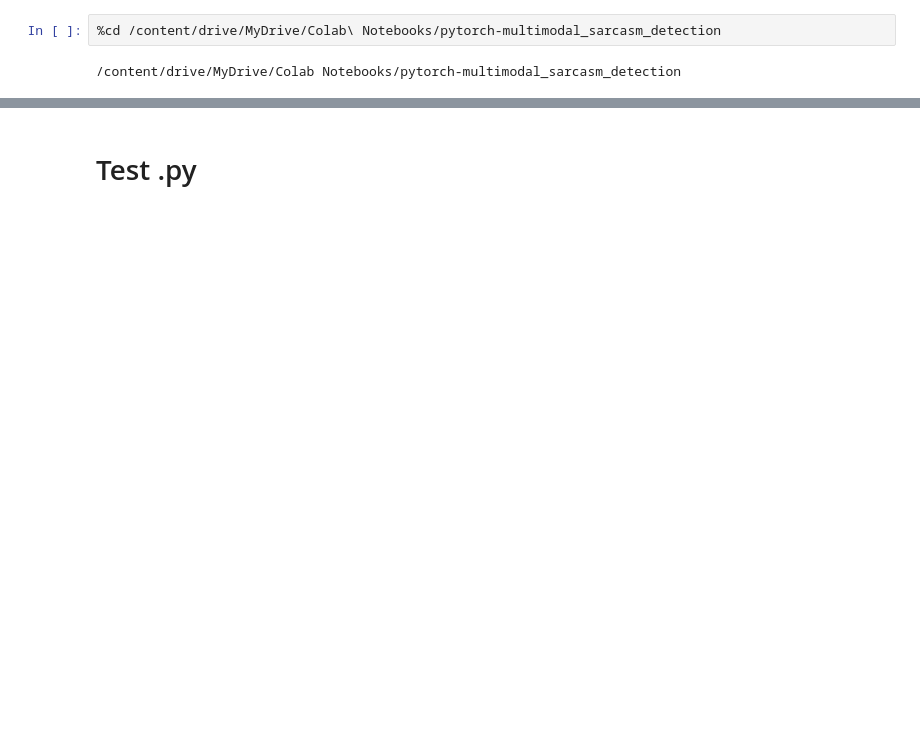
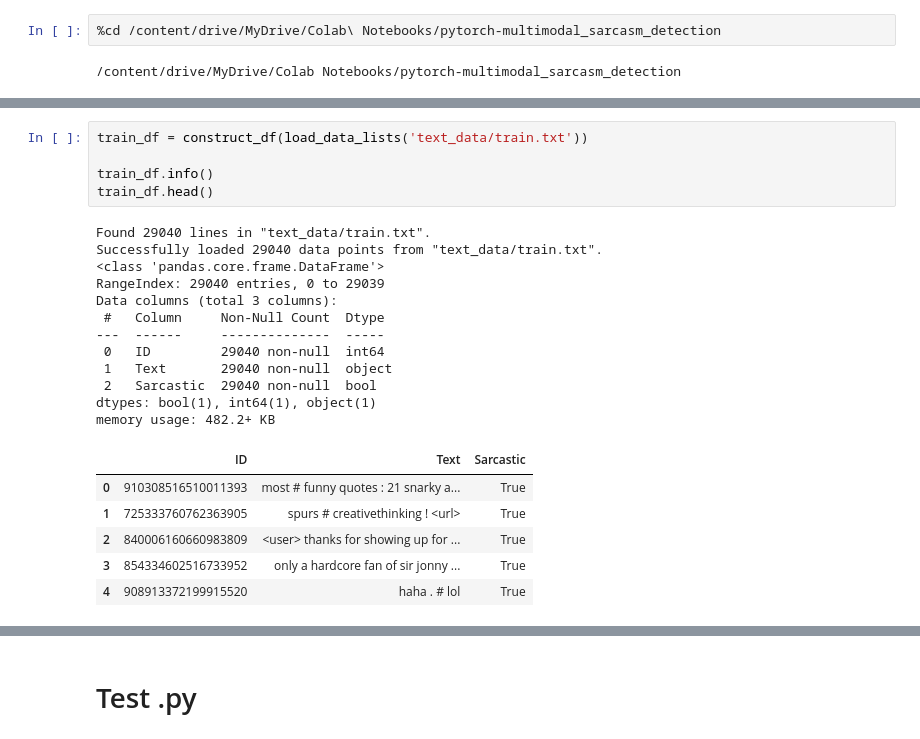
Before and after one commit to feiLinX/Sarcasm-Detection, a Jupyter notebook: run.ipynb, the cells around one changed output, grey strips where cells are left out. Drawn from its saved outputs; the diff is of its cells as text; blank space fills up the shorter version.

```diff
--- a/run.ipynb
+++ b/run.ipynb
@@ -8,0 +84,24 @@ from google.colab import drive
+# %%
+train_df = construct_df(load_data_lists('text_data/train.txt'))
+
+train_df.info()
+train_df.head()
+# %% [output]
+Found 29040 lines in "text_data/train.txt".
+Successfully loaded 29040 data points from "text_data/train.txt".
+<class 'pandas.core.frame.DataFrame'>
+RangeIndex: 29040 entries, 0 to 29039
+Data columns (total 3 columns):
+ #   Column     Non-Null Count  Dtype
+---  ------     --------------  -----
+ 0   ID         29040 non-null  int64
+ 1   Text       29040 non-null  object
+ 2   Sarcastic  29040 non-null  bool
+dtypes: bool(1), int64(1), object(1)
+memory usage: 482.2+ KB
+|  | ID | Text | Sarcastic |
+| 0 | 910308516510011393 | most # funny quotes : 21 snarky a... | True |
+| 1 | 725333760762363905 | spurs # creativethinking ! <url> | True |
+| 2 | 840006160660983809 | <user> thanks for showing up for ... | True |
+| 3 | 854334602516733952 | only a hardcore fan of sir jonny ... | True |
+| 4 | 908913372199915520 | haha . # lol | True |
```
Also changed, not shown: parts of 61 cells of this notebook, 4 other files.
